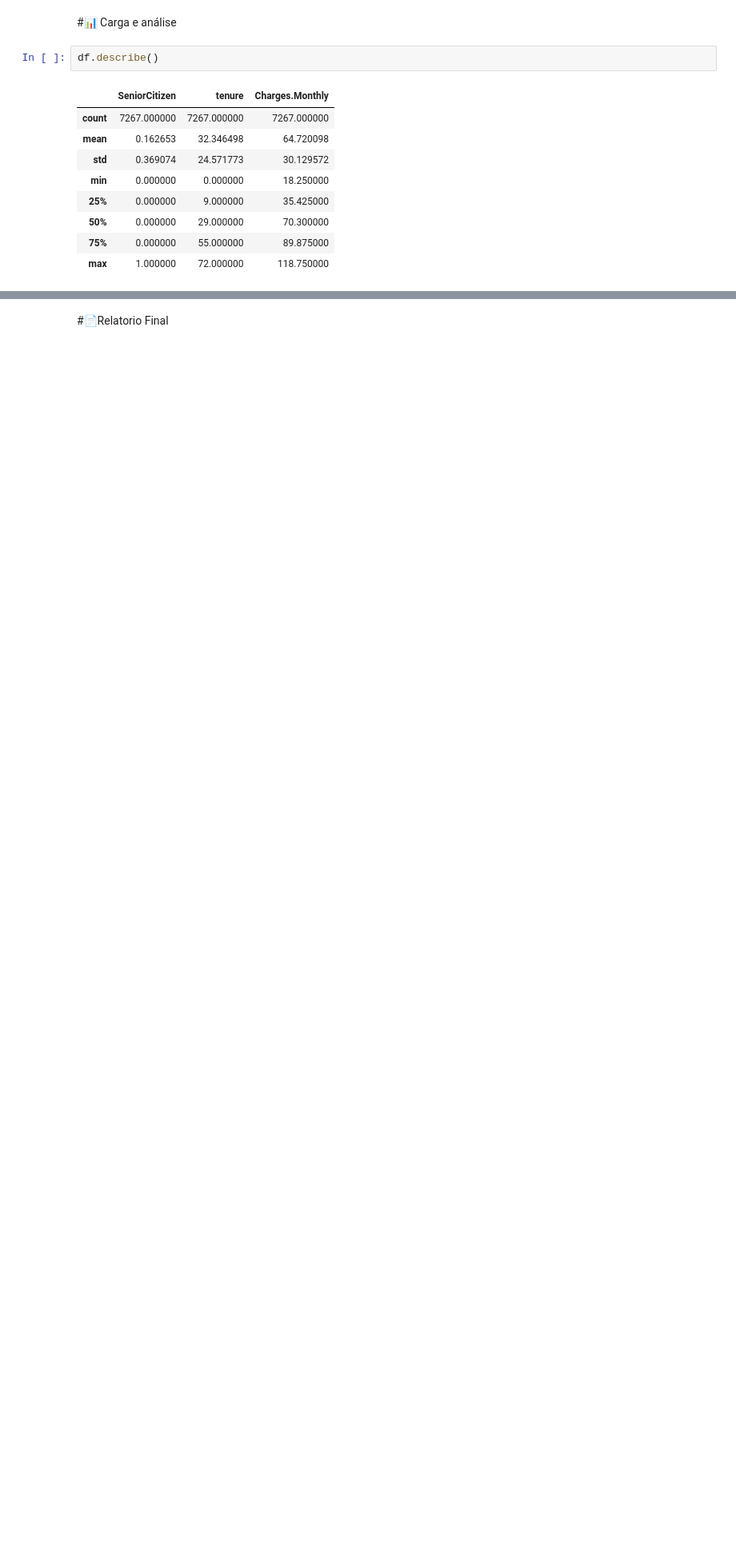
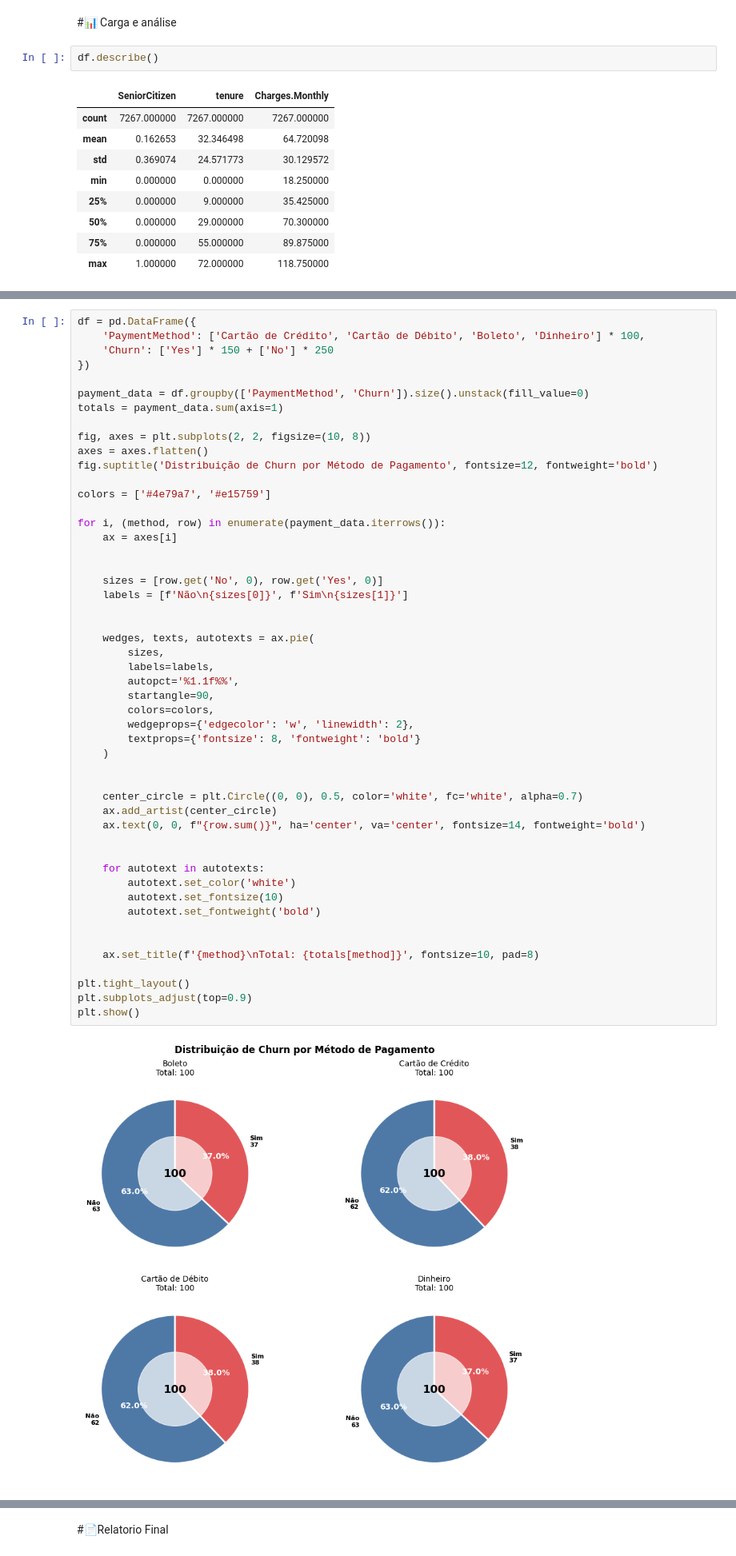
Before and after one commit to Cristina225/AluraStoreBr-4-.ipynb, a Jupyter notebook: TelecomX_BR.ipynb, the cells around one changed output, grey strips where cells are left out. Shown: that part at 80% size. Cells and saved outputs as stored; diff of their text form; blank space fills up the shorter version.

```diff
--- a/TelecomX_BR.ipynb
+++ b/TelecomX_BR.ipynb
@@ -387,3 +387,55 @@ plt.legend(title='Churn', labels=['Não', 'Sim'])
 plt.show()
 # %% [output]
 [figure]
+# %%
+df = pd.DataFrame({
+    'PaymentMethod': ['Cartão de Crédito', 'Cartão de Débito', 'Boleto', 'Dinheiro'] * 100,
+    'Churn': ['Yes'] * 150 + ['No'] * 250
+})
+
+payment_data = df.groupby(['PaymentMethod', 'Churn']).size().unstack(fill_value=0)
+totals = payment_data.sum(axis=1)
+
+fig, axes = plt.subplots(2, 2, figsize=(10, 8))
+axes = axes.flatten()
+fig.suptitle('Distribuição de Churn por Método de Pagamento', fontsize=12, fontweight='bold')
+
+colors = ['#4e79a7', '#e15759']
+
+for i, (method, row) in enumerate(payment_data.iterrows()):
+    ax = axes[i]
+
+
+    sizes = [row.get('No', 0), row.get('Yes', 0)]
+    labels = [f'Não\n{sizes[0]}', f'Sim\n{sizes[1]}']
+
+
+    wedges, texts, autotexts = ax.pie(
+        sizes,
+        labels=labels,
+        autopct='%1.1f%%',
+        startangle=90,
+        colors=colors,
+        wedgeprops={'edgecolor': 'w', 'linewidth': 2},
+        textprops={'fontsize': 8, 'fontweight': 'bold'}
+    )
+
+
+    center_circle = plt.Circle((0, 0), 0.5, color='white', fc='white', alpha=0.7)
+    ax.add_artist(center_circle)
+    ax.text(0, 0, f"{row.sum()}", ha='center', va='center', fontsize=14, fontweight='bold')
+
+
+    for autotext in autotexts:
+        autotext.set_color('white')
+        autotext.set_fontsize(10)
+        autotext.set_fontweight('bold')
+
+
+    ax.set_title(f'{method}\nTotal: {totals[method]}', fontsize=10, pad=8)
+
+plt.tight_layout()
+plt.subplots_adjust(top=0.9)
+plt.show()
+# %% [output]
+[figure, added]
```
Also changed, not shown: parts of 1 cell of this notebook.
